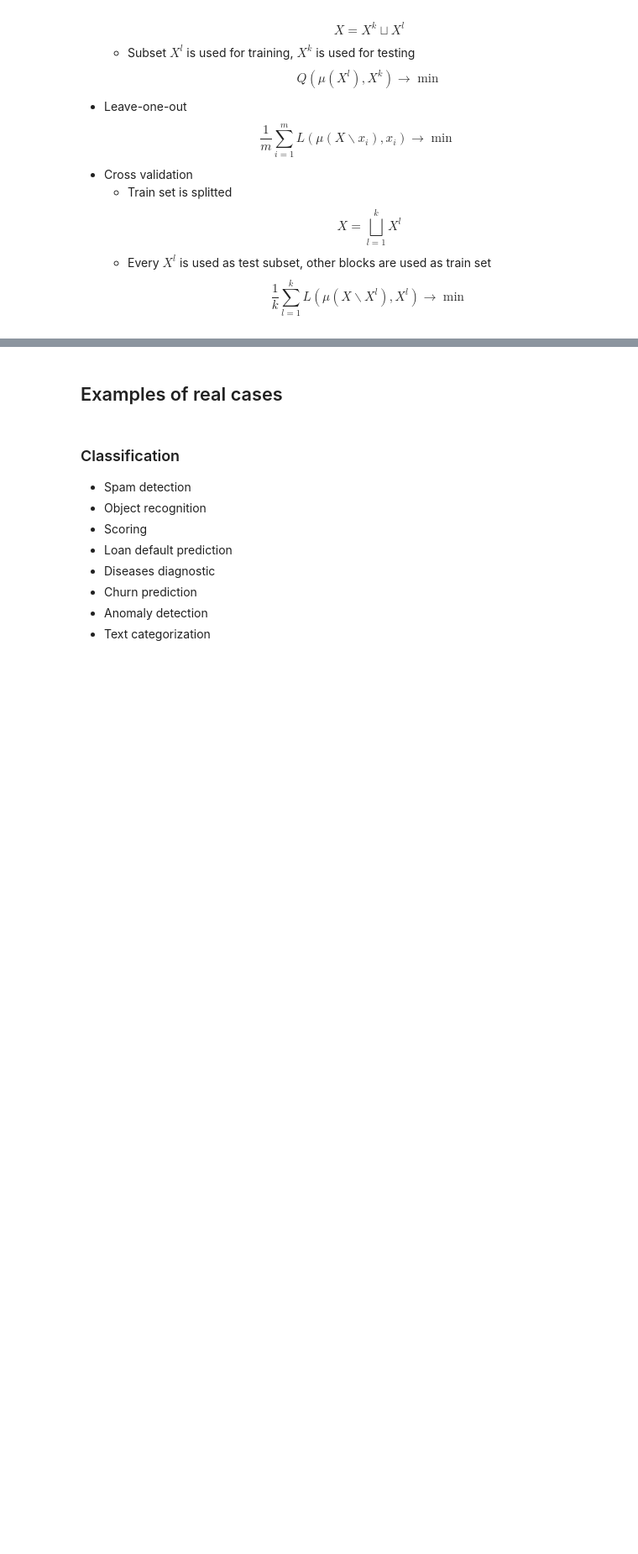
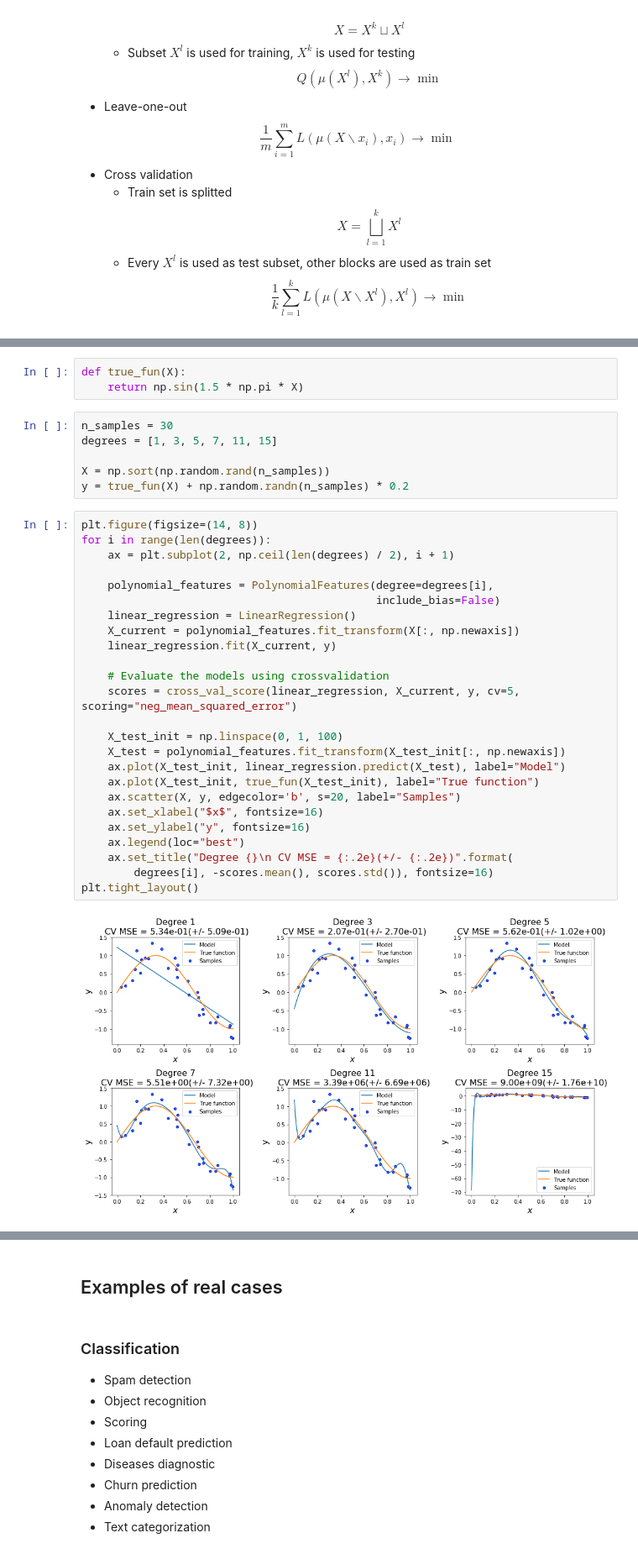
Before and after one commit to amkatrutsa/intro_ml, a Jupyter notebook: Lecture-1.ipynb, the cells around one changed output, grey strips where cells are left out. Shown at 84% size. Cells and saved outputs as stored; diff of their text form; blank space fills up the shorter version.

Commit message:
Add model example of overfitting

```diff
--- a/Lecture-1.ipynb
+++ b/Lecture-1.ipynb
@@ -202,3 +217,39 @@ $$
+# %%
+def true_fun(X):
+    return np.sin(1.5 * np.pi * X)
+# %%
+n_samples = 30
+degrees = [1, 3, 5, 7, 11, 15]
+
+X = np.sort(np.random.rand(n_samples))
+y = true_fun(X) + np.random.randn(n_samples) * 0.2
+# %%
+plt.figure(figsize=(14, 8))
+for i in range(len(degrees)):
+    ax = plt.subplot(2, np.ceil(len(degrees) / 2), i + 1)
+
+    polynomial_features = PolynomialFeatures(degree=degrees[i],
+                                             include_bias=False)
+    linear_regression = LinearRegression()
+    X_current = polynomial_features.fit_transform(X[:, np.newaxis])
+    linear_regression.fit(X_current, y)
+
+    # Evaluate the models using crossvalidation
+    scores = cross_val_score(linear_regression, X_current, y, cv=5, scoring="neg_mean_squared_error")
+
+    X_test_init = np.linspace(0, 1, 100)
+    X_test = polynomial_features.fit_transform(X_test_init[:, np.newaxis])
+    ax.plot(X_test_init, linear_regression.predict(X_test), label="Model")
+    ax.plot(X_test_init, true_fun(X_test_init), label="True function")
+    ax.scatter(X, y, edgecolor='b', s=20, label="Samples")
+    ax.set_xlabel("$x$", fontsize=16)
+    ax.set_ylabel("y", fontsize=16)
+    ax.legend(loc="best")
+    ax.set_title("Degree {}\n CV MSE = {:.2e}(+/- {:.2e})".format(
+        degrees[i], -scores.mean(), scores.std()), fontsize=16)
+plt.tight_layout()
+# %% [output]
+[figure, added]
 # %% [markdown]
 ## Workflow
 
```
Also changed, not shown: parts of 6 cells of this notebook.
